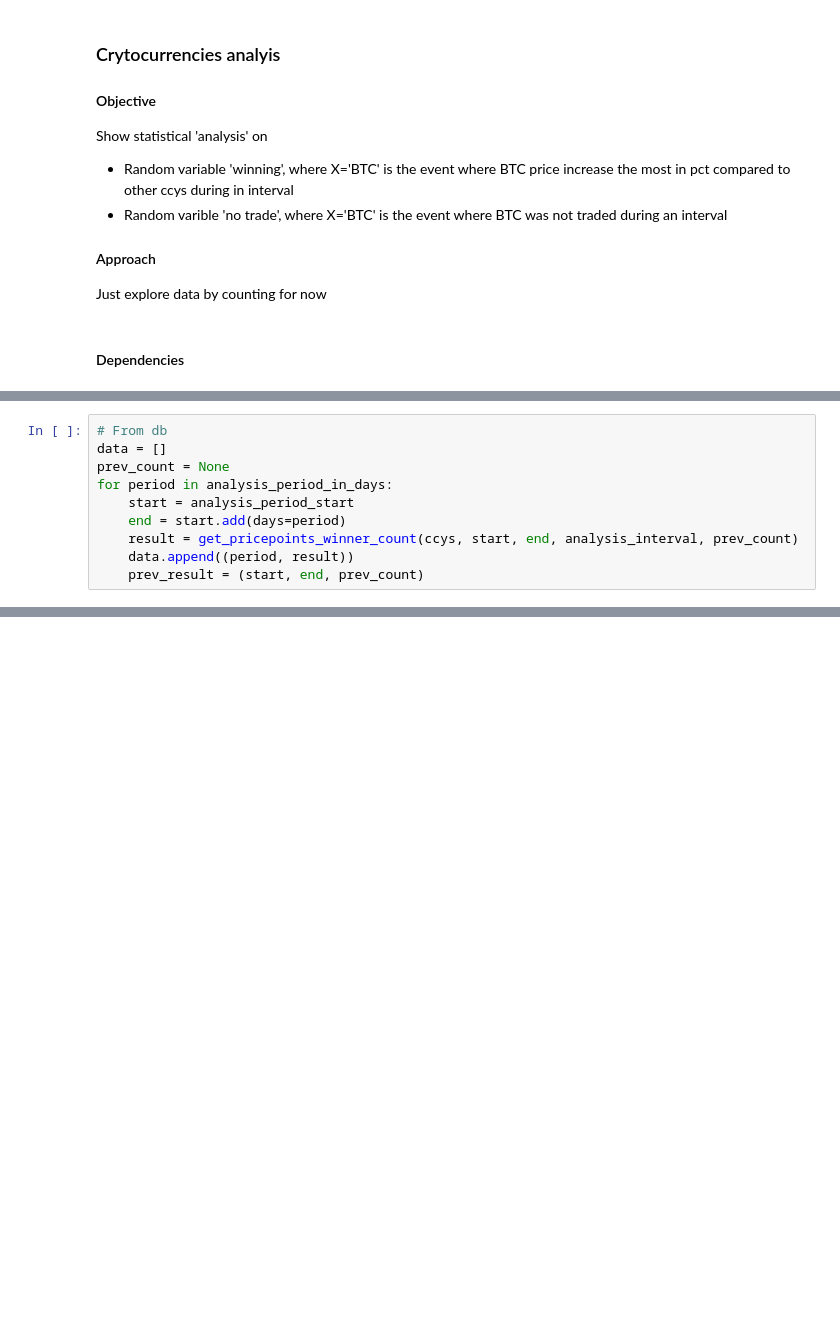
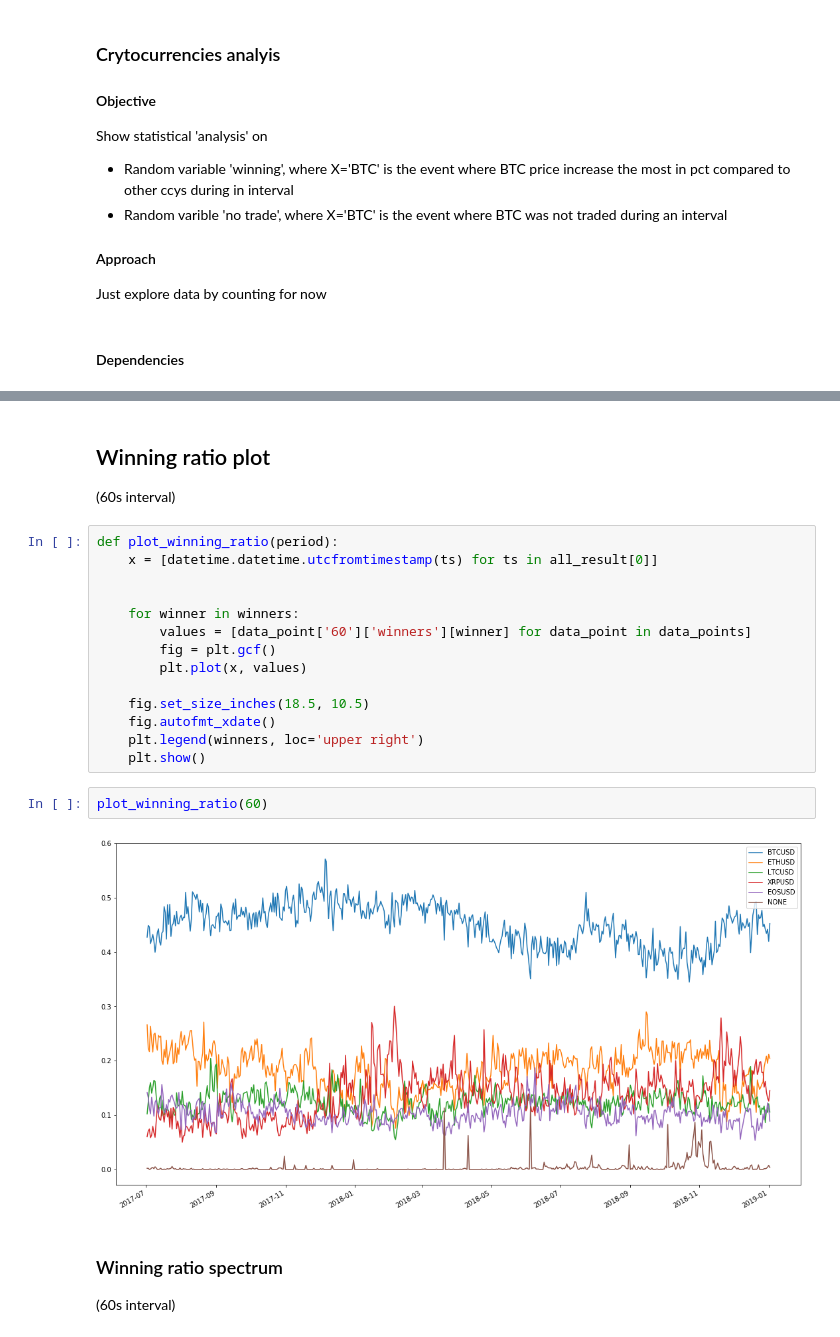
Before and after one commit to fuksi/crypto-analysis, a Jupyter notebook: Crytocurrencies analysis.ipynb, the cells around one changed output, grey strips where cells are left out. Saved outputs shown, nothing was run; the diff lists cells and outputs as text; blank space fills up the shorter version.

Commit message:
Update analysis

```diff
--- a/Crytocurrencies analysis.ipynb
+++ b/Crytocurrencies analysis.ipynb
@@ -72,10 +120,0 @@ ccys = ['BTCUSD', 'ETHUSD', 'EOSUSD', 'XRPUSD', 'LTCUSD']
-# %%
-# From db
-data = []
-prev_count = None
-for period in analysis_period_in_days:
-    start = analysis_period_start
-    end = start.add(days=period)
-    result = get_pricepoints_winner_count(ccys, start, end, analysis_interval, prev_count)
-    data.append((period, result))
-    prev_result = (start, end, prev_count)
@@ -115,0 +157,24 @@ no_trade_df.head()
+# %% [markdown]
+## Winning ratio plot
+(60s interval)
+# %%
+def plot_winning_ratio(period):
+    x = [datetime.datetime.utcfromtimestamp(ts) for ts in all_result[0]]
+
+
+    for winner in winners:
+        values = [data_point['60']['winners'][winner] for data_point in data_points]
+        fig = plt.gcf()
+        plt.plot(x, values)
+
+    fig.set_size_inches(18.5, 10.5)
+    fig.autofmt_xdate()
+    plt.legend(winners, loc='upper right')
+    plt.show()
+# %%
+plot_winning_ratio(60)
+# %% [output]
+[figure, added]
+# %% [markdown]
+### Winning ratio spectrum
+(60s interval)
```
Also changed, not shown: parts of 32 cells of this notebook, 3 other files.
